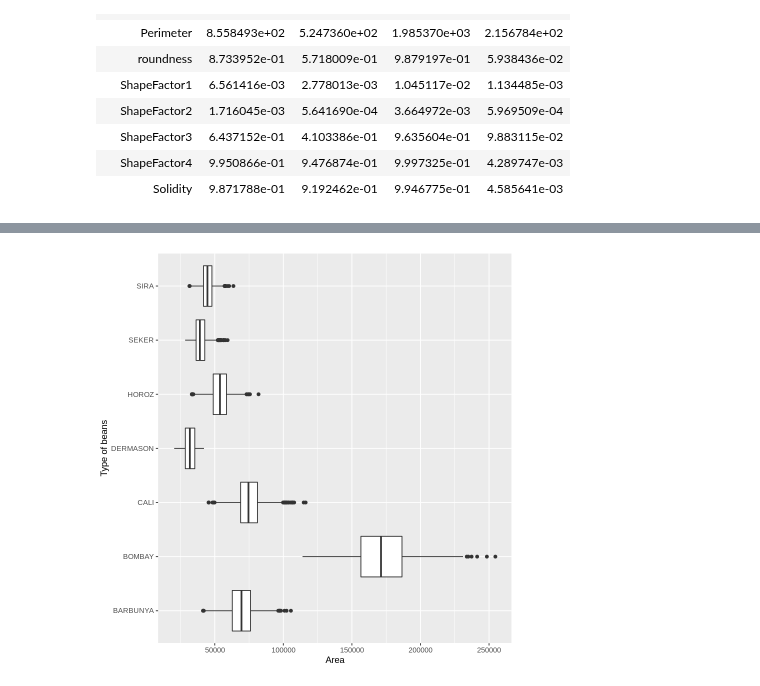
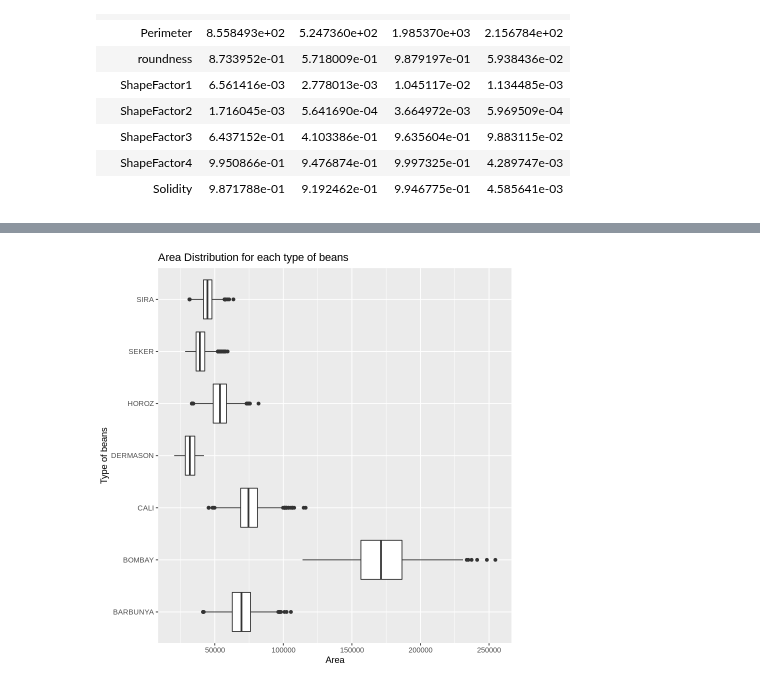
Before and after one commit to emeraldnqa/Bean-Type-Classfiifcation, a Jupyter notebook: proposal code.ipynb, the cells around one changed output, grey strips where cells are left out. Drawn from its saved outputs; the diff is of its cells as text; code cells hidden in the pictures.

```diff
--- a/proposal code.ipynb
+++ b/proposal code.ipynb
@@ -247,11 +195,12 @@ A grouped_df: 112 × 4
 # %%
-#Graphing
+#Graphing area distribution for each type of bean
 area_box_plot <- bean_train |>
                 ggplot(aes(x = Class, y = Area))+
                 geom_boxplot()+
                 xlab("Type of beans")+
                 ylab("Area")+
+                ggtitle("Area Distribution for each type of beans")+
                 coord_flip()
 area_box_plot
 # %% [output]
-[figure, old version]
+[figure, new version]
```
Also changed, not shown: parts of 14 cells of this notebook.
